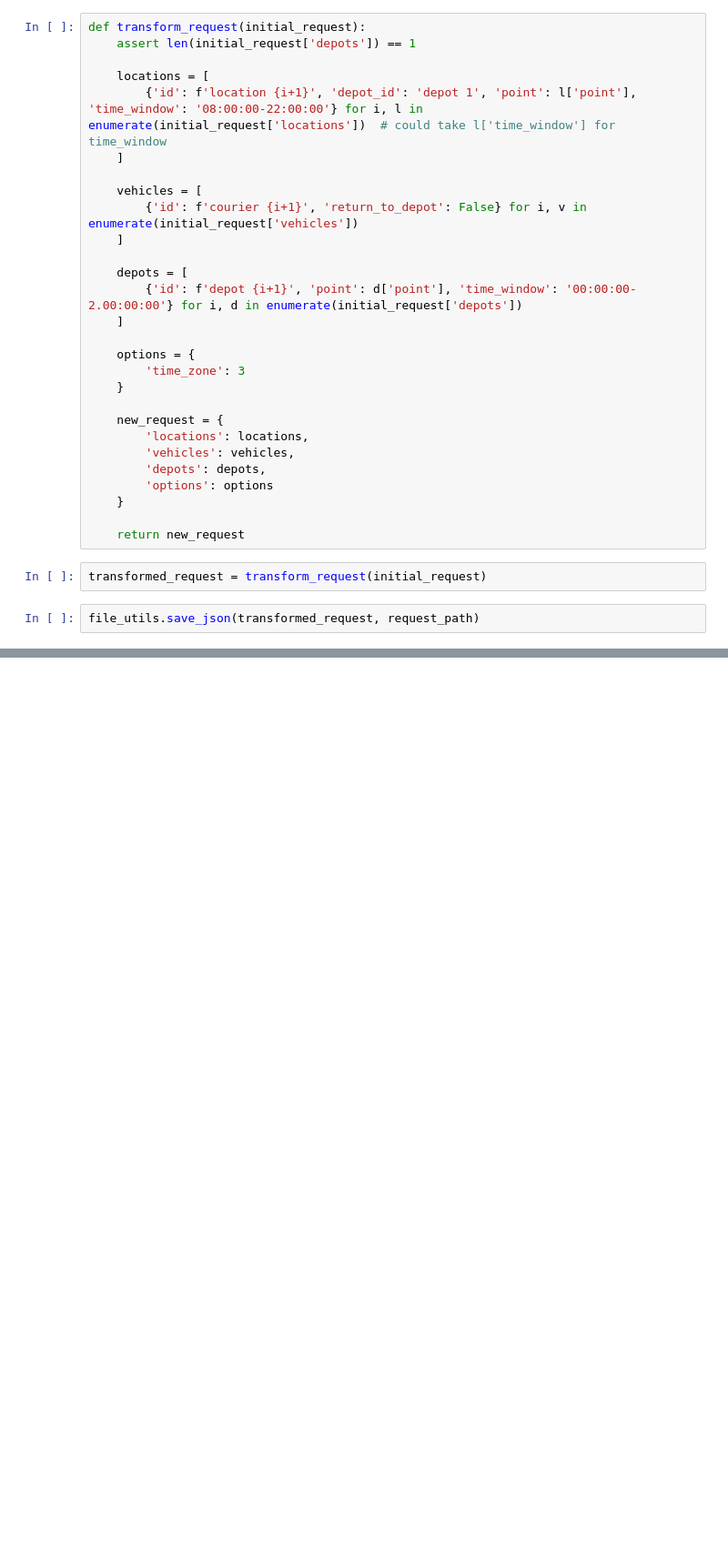
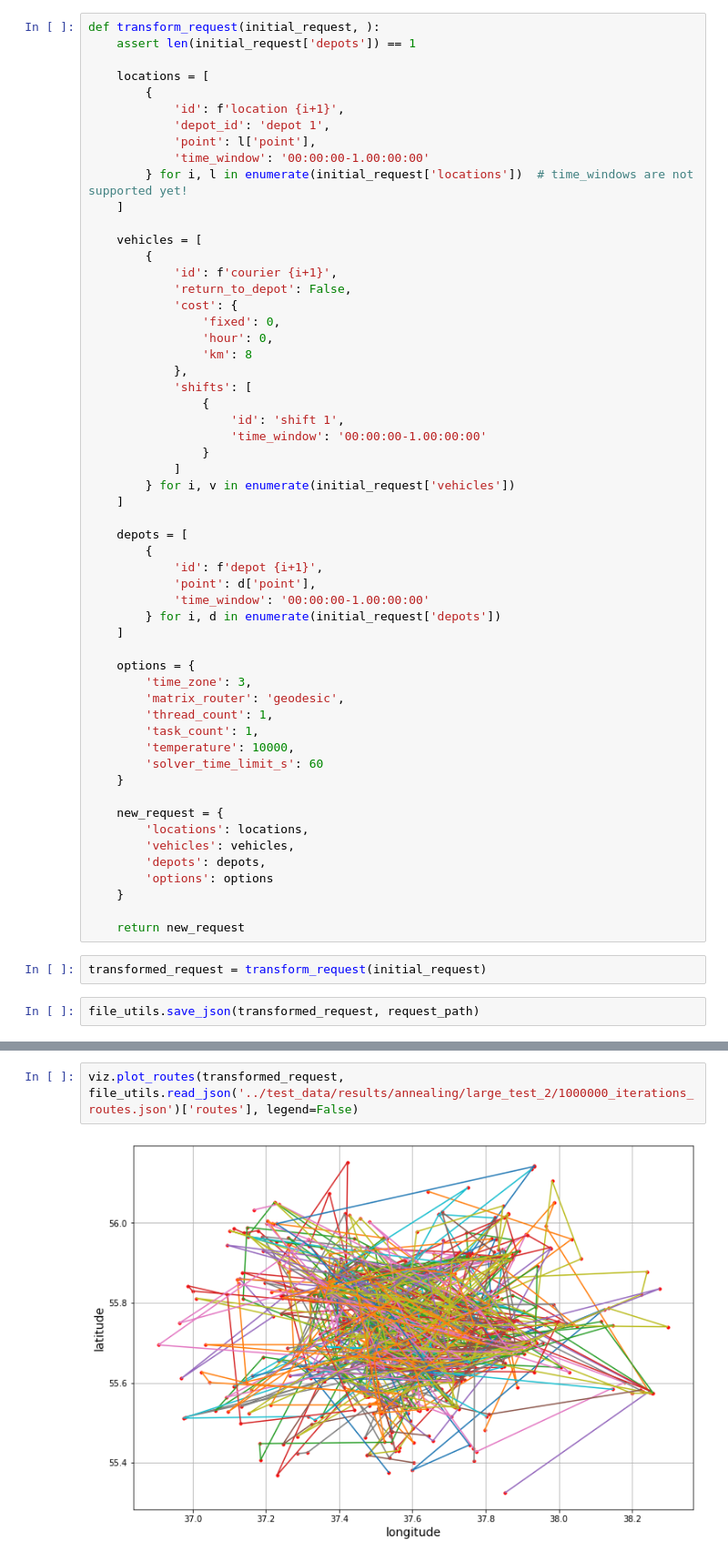
Before and after one commit to bumchik2/VRP-Algorithms, a Jupyter notebook: notebooks/create_requests.ipynb, the cells around one changed output, grey strips where cells are left out. Shown: that part at 91% size. Cells and saved outputs as stored; diff of their text form; blank space fills up the shorter version.

```diff
--- a/notebooks/create_requests.ipynb
+++ b/notebooks/create_requests.ipynb
@@ -28,23 +33,51 @@ task_id = 'f392f33d-1bab419a-24f43d12-acf0c715'
 # %%
 initial_request = solver_client.get_request(task_id)
 # %%
-def transform_request(initial_request):
+def transform_request(initial_request, ):
     assert len(initial_request['depots']) == 1
 
     locations = [
-        {'id': f'location {i+1}', 'depot_id': 'depot 1', 'point': l['point'], 'time_window': '08:00:00-22:00:00'} for i, l in enumerate(initial_request['locations'])  # could take l['time_window'] for time_window
+        {
+            'id': f'location {i+1}',
+            'depot_id': 'depot 1',
+            'point': l['point'],
+            'time_window': '00:00:00-1.00:00:00'
+        } for i, l in enumerate(initial_request['locations'])  # time_windows are not supported yet!
     ]
 
     vehicles = [
-        {'id': f'courier {i+1}', 'return_to_depot': False} for i, v in enumerate(initial_request['vehicles'])
+        {
+            'id': f'courier {i+1}',
+            'return_to_depot': False,
+            'cost': {
+                'fixed': 0,
+                'hour': 0,
+                'km': 8
+            },
+            'shifts': [
+                {
+                    'id': 'shift 1',
+                    'time_window': '00:00:00-1.00:00:00'
+                }
+            ]
+        } for i, v in enumerate(initial_request['vehicles'])
     ]
 
     depots = [
-        {'id': f'depot {i+1}', 'point': d['point'], 'time_window': '00:00:00-2.00:00:00'} for i, d in enumerate(initial_request['depots'])
+        {
+            'id': f'depot {i+1}',
+            'point': d['point'],
+            'time_window': '00:00:00-1.00:00:00'
+        } for i, d in enumerate(initial_request['depots'])
     ]
 
     options = {
-        'time_zone': 3
+        'time_zone': 3,
+        'matrix_router': 'geodesic',
+        'thread_count': 1,
+        'task_count': 1,
+        'temperature': 10000,
+        'solver_time_limit_s': 60
     }
 
     new_request = {
@@ -61,0 +102,4 @@ file_utils.save_json(transformed_request, request_path)
+# %%
+viz.plot_routes(transformed_request, file_utils.read_json('../test_data/results/annealing/large_test_2/1000000_iterations_routes.json')['routes'], legend=False)
+# %% [output]
+[figure, added]
```
Also changed, not shown: parts of 6 cells of this notebook, 1 other file.
